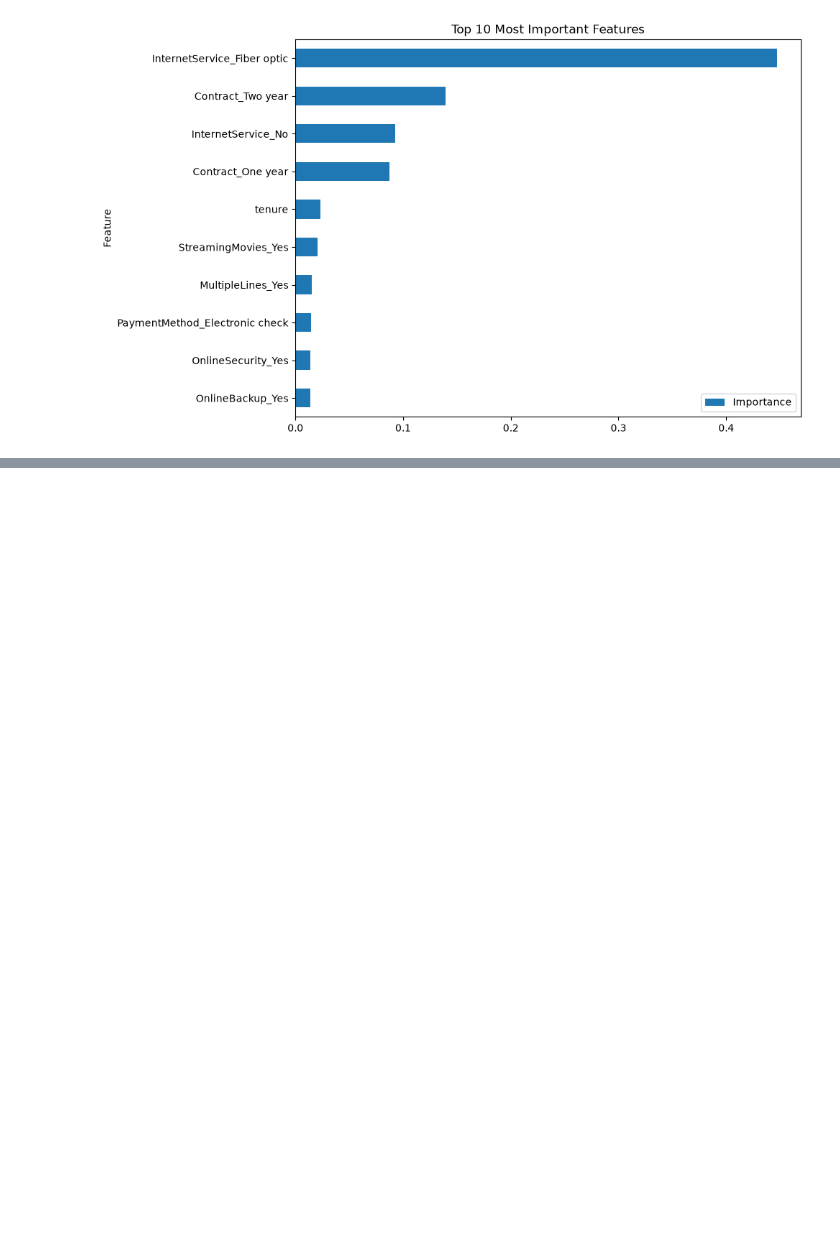
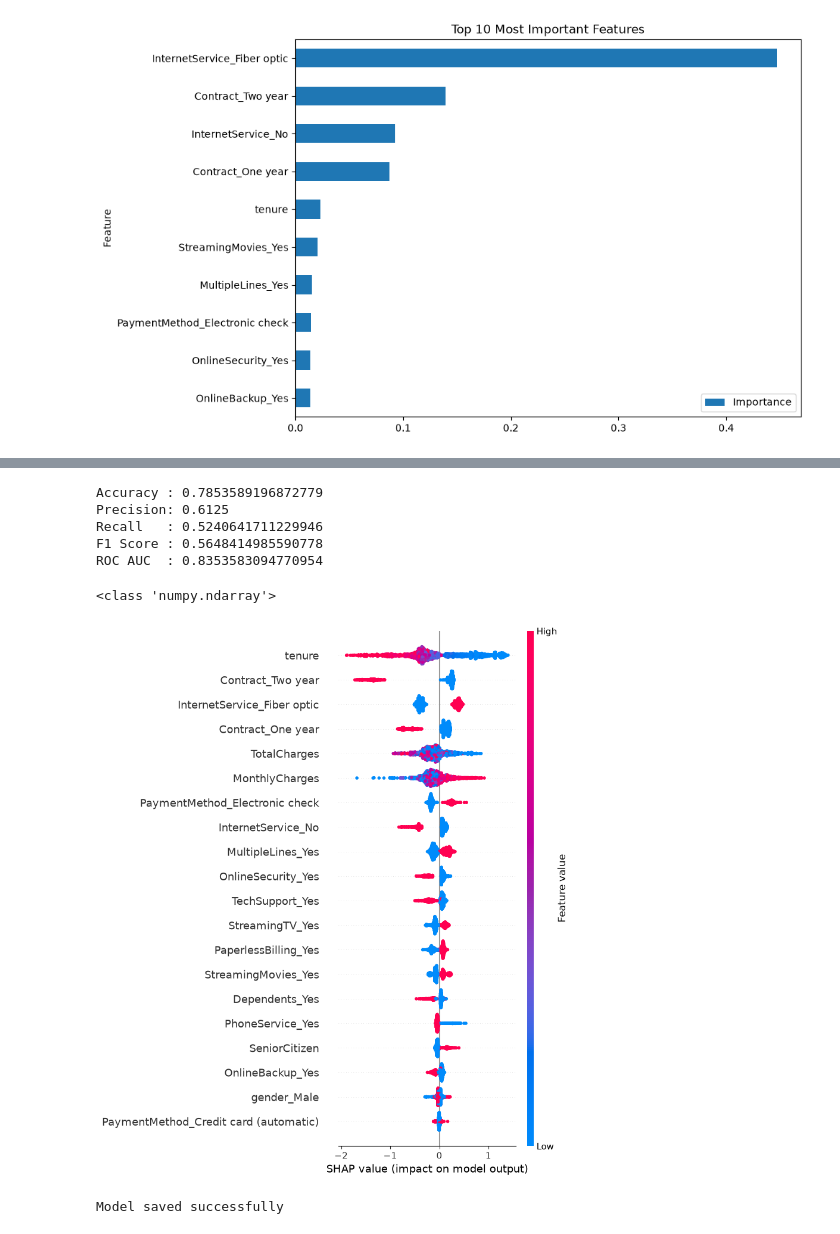
Before and after one commit to Adiitya2328/Customer-Churn, a Jupyter notebook: notebooks/churn_eda.ipynb, the cells around one changed output, grey strips where cells are left out. Drawn from its saved outputs; the diff is of its cells as text; code cells hidden in the pictures; blank space fills up the shorter version.

Commit message:
Phase 1 Completed , tuned XGBoost Model , SHAP, model persistence

```diff
--- a/notebooks/churn_eda.ipynb
+++ b/notebooks/churn_eda.ipynb
@@ -320,3 +320,25 @@ plt.tight_layout()
 plt.show()
 # %% [output]
 [figure]
+# %%
+from sklearn.model_selection import GridSearchCV
+from xgboost import XGBClassifier
+
+param_grid = {
+    "max_depth": [3, 5],
+    "n_estimators": [100, 200],
+    "learning_rate": [0.05, 0.1]
+}
+
+grid_search = GridSearchCV(
+    estimator=XGBClassifier(
+        random_state=42,
+        eval_metric="logloss"
+    ),
+    param_grid=param_grid,
+    scoring="f1",
+    cv=3,
+    n_jobs=-1
+)
+
+grid_search.fit(X_train, y_train)
@@ -322,0 +369,11 @@ plt.show()
+# %%
+#Training the tuned model
+best_model = XGBClassifier(
+    learning_rate=0.1,
+    max_depth=3,
+    n_estimators=200,
+    random_state=42,
+    eval_metric="logloss"
+)
+
+best_model.fit(X_train, y_train)
@@ -322,0 +393,47 @@ plt.show()
+# %%
+from sklearn.metrics import (
+    accuracy_score,
+    precision_score,
+    recall_score,
+    f1_score,
+    roc_auc_score
+)
+
+y_pred = best_model.predict(X_test)
+y_prob = best_model.predict_proba(X_test)[:, 1]
+
+print("Accuracy :", accuracy_score(y_test, y_pred))
+print("Precision:", precision_score(y_test, y_pred))
+print("Recall   :", recall_score(y_test, y_pred))
+print("F1 Score :", f1_score(y_test, y_pred))
+print("ROC AUC  :", roc_auc_score(y_test, y_prob))
+# %% [output]
+Accuracy : 0.7853589196872779
+Precision: 0.6125
+Recall   : 0.5240641711229946
+F1 Score : 0.5648414985590778
+ROC AUC  : 0.8353583094770954
+# %%
+import shap
+
+explainer = shap.TreeExplainer(best_model)
+shap_values = explainer.shap_values(X_test)
+
+print(type(shap_values))
+# %% [output]
+<class 'numpy.ndarray'>
+# %%
+shap.summary_plot(
+    shap_values,
+    X_test
+)
+# %% [output]
+[figure, added]
+# %%
+import joblib
+
+joblib.dump(best_model, "../models/churn_model.pkl")
+
+print("Model saved successfully")
+# %% [output]
+Model saved successfully
```
Also changed, not shown: parts of 3 cells of this notebook, 3 other files.
